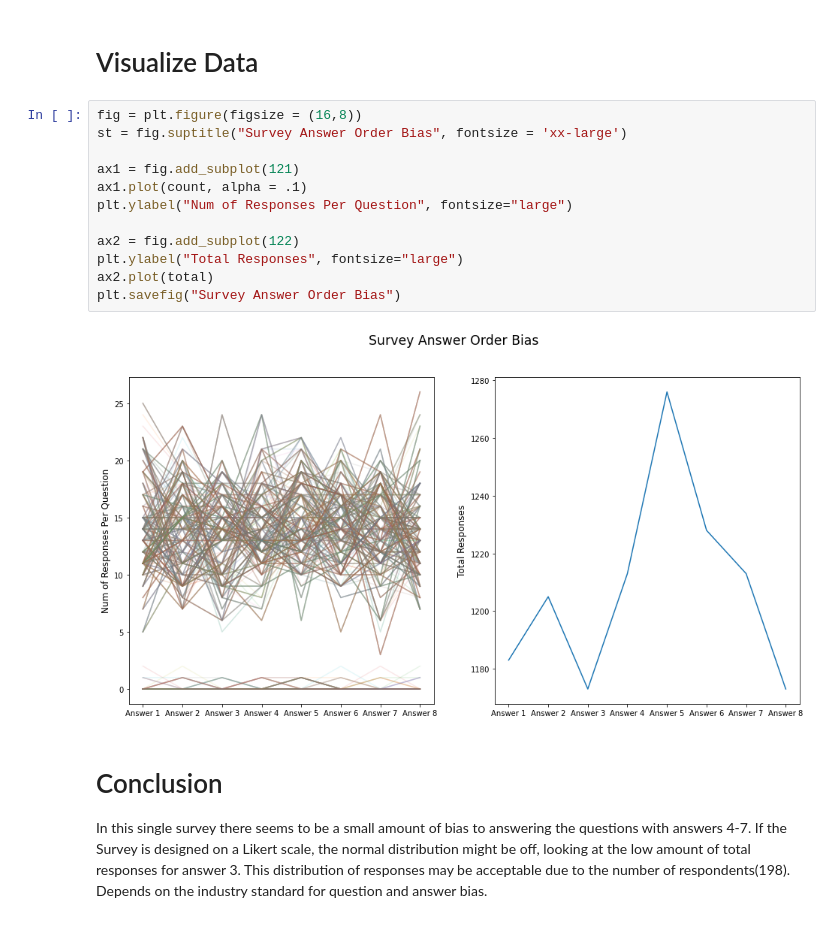
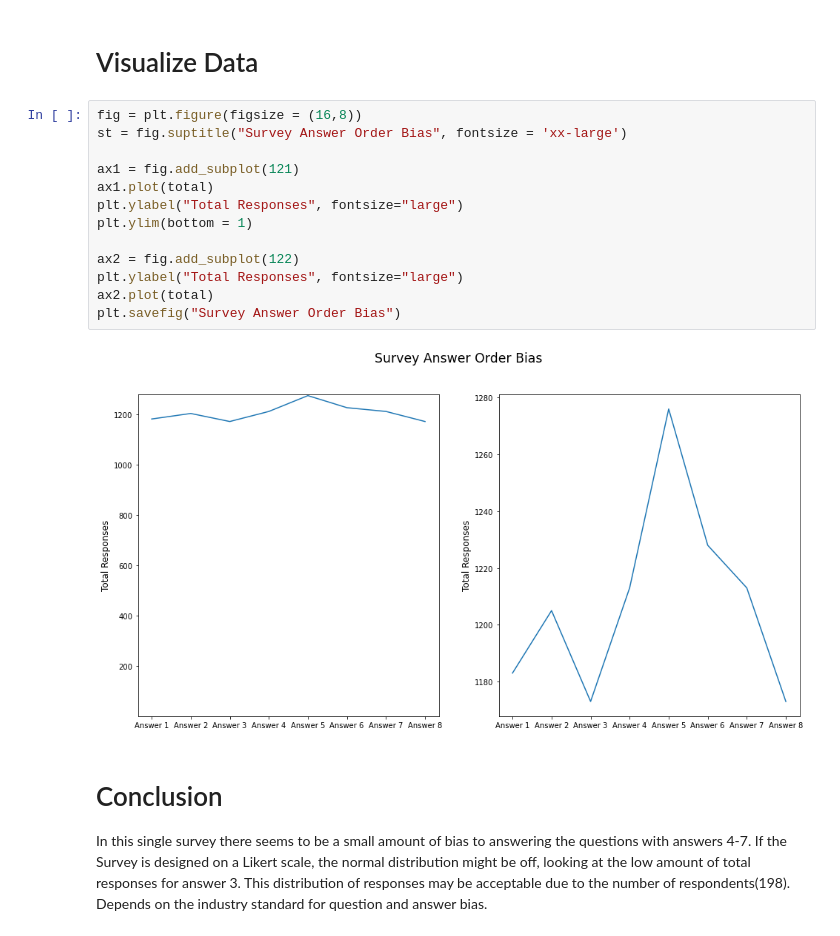
Before and after one commit to gfulham/Exploring-Survey-question-order-bias-with-Survey-Monkey, a Jupyter notebook: deliver/2021-03-29-GTF-survey-monkey-final-deliver.ipynb, the cells around one changed output. Saved outputs shown, nothing was run; the diff lists cells and outputs as text.

```diff
--- a/deliver/2021-03-29-GTF-survey-monkey-final-deliver.ipynb
+++ b/deliver/2021-03-29-GTF-survey-monkey-final-deliver.ipynb
@@ -53,17 +42,18 @@ Name: Respondents, dtype: int64
 # %%
 fig = plt.figure(figsize = (16,8))
 st = fig.suptitle("Survey Answer Order Bias", fontsize = 'xx-large')
 
 ax1 = fig.add_subplot(121)
-ax1.plot(count, alpha = .1)
-plt.ylabel("Num of Responses Per Question", fontsize="large")
+ax1.plot(total)
+plt.ylabel("Total Responses", fontsize="large")
+plt.ylim(bottom = 1)
 
 ax2 = fig.add_subplot(122)
 plt.ylabel("Total Responses", fontsize="large")
 ax2.plot(total)
 plt.savefig("Survey Answer Order Bias")
 # %% [output]
-[figure, old version]
+[figure, new version]
 # %% [markdown]
 # Conclusion
 
```
Also changed, not shown: parts of 1 cell of this notebook.
